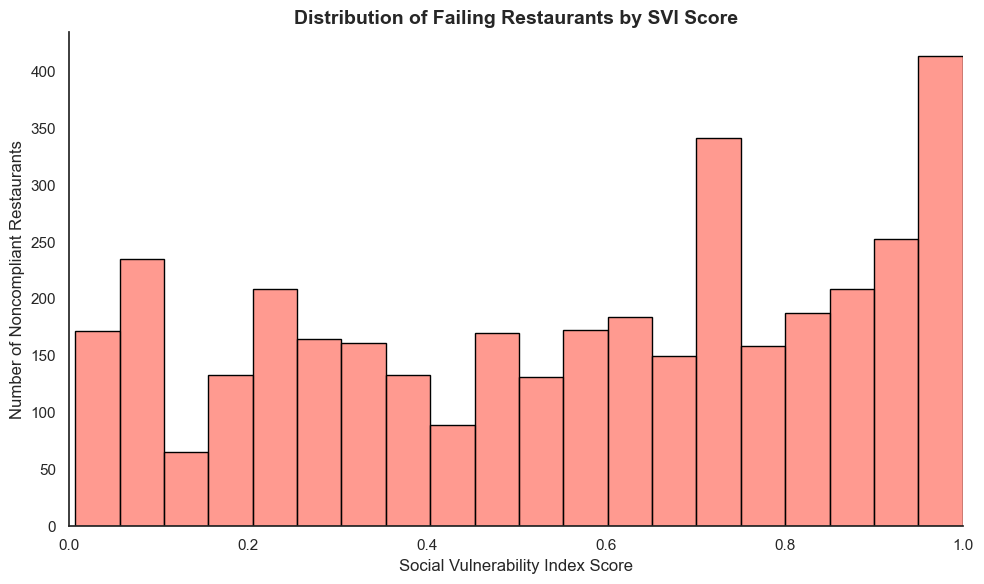
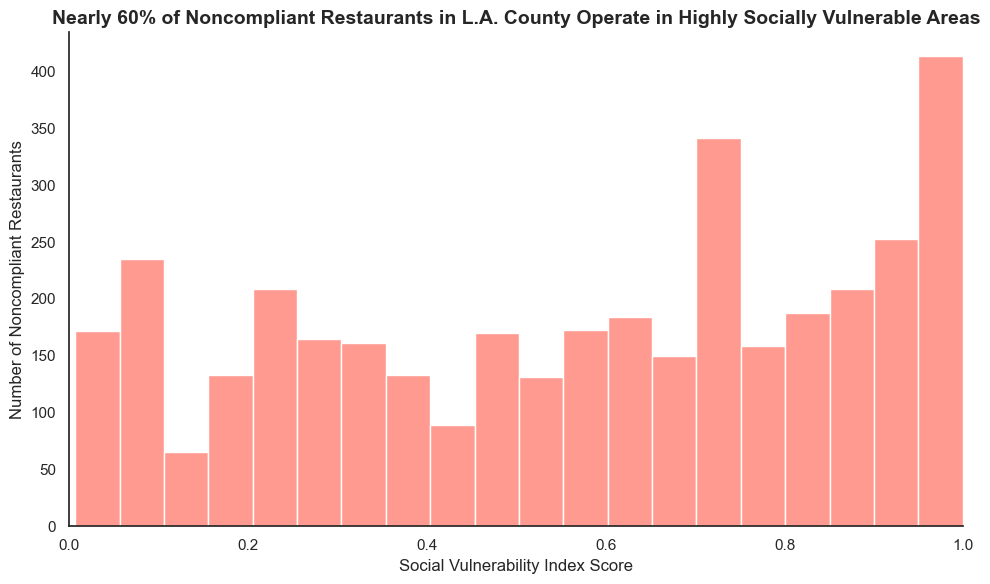
The notebook cell's code change between the first figure and the second:
--- before
+++ after
@@ -10,10 +10,10 @@
     bins=20,
     color="#FF6F61",       
-    edgecolor="black",      
+    #edgecolor="black",      
     alpha=0.7               
 )
 plt.xlabel("Social Vulnerability Index Score", fontsize=12)
 plt.ylabel("Number of Noncompliant Restaurants", fontsize=12)
-plt.title("Distribution of Failing Restaurants by SVI Score", fontsize=14, weight="bold")
+plt.title("Nearly 60% of Noncompliant Restaurants in L.A. County Operate in Highly Socially Vulnerable Areas", fontsize=14, weight="bold")
 sns.despine()
 plt.xlim(0,1)               

Commit: saving plottng code